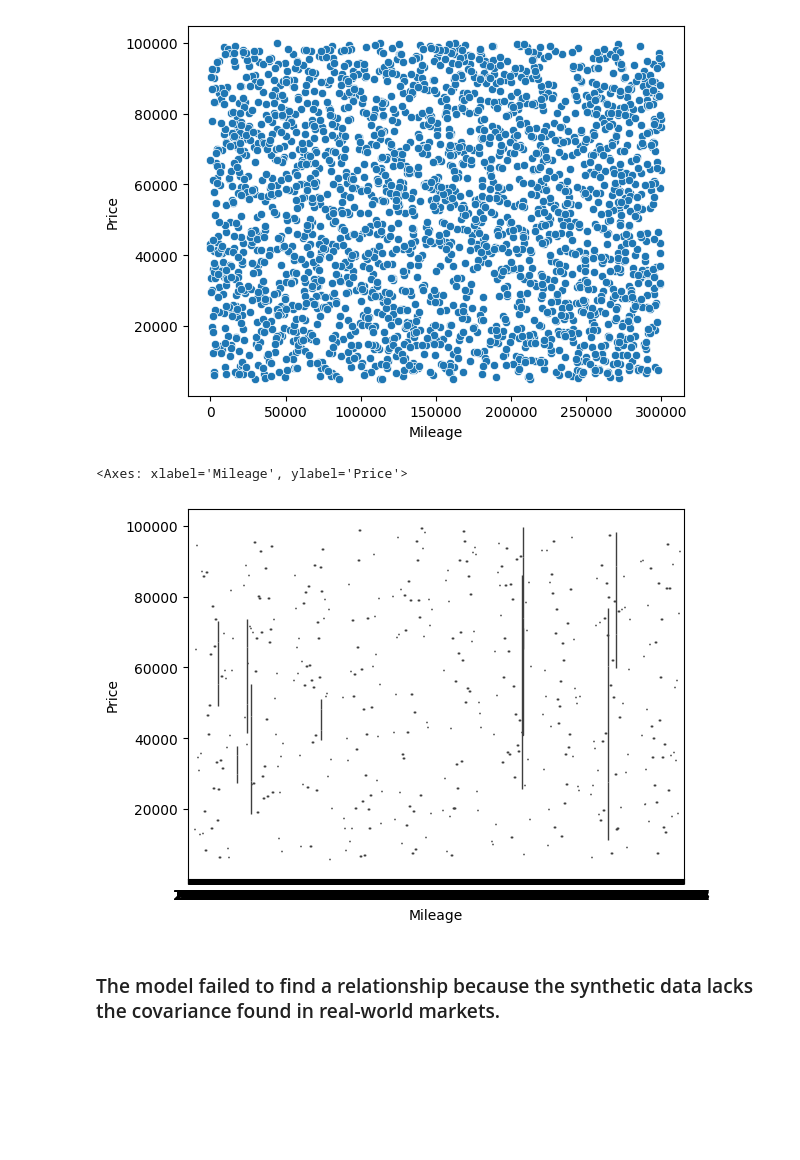
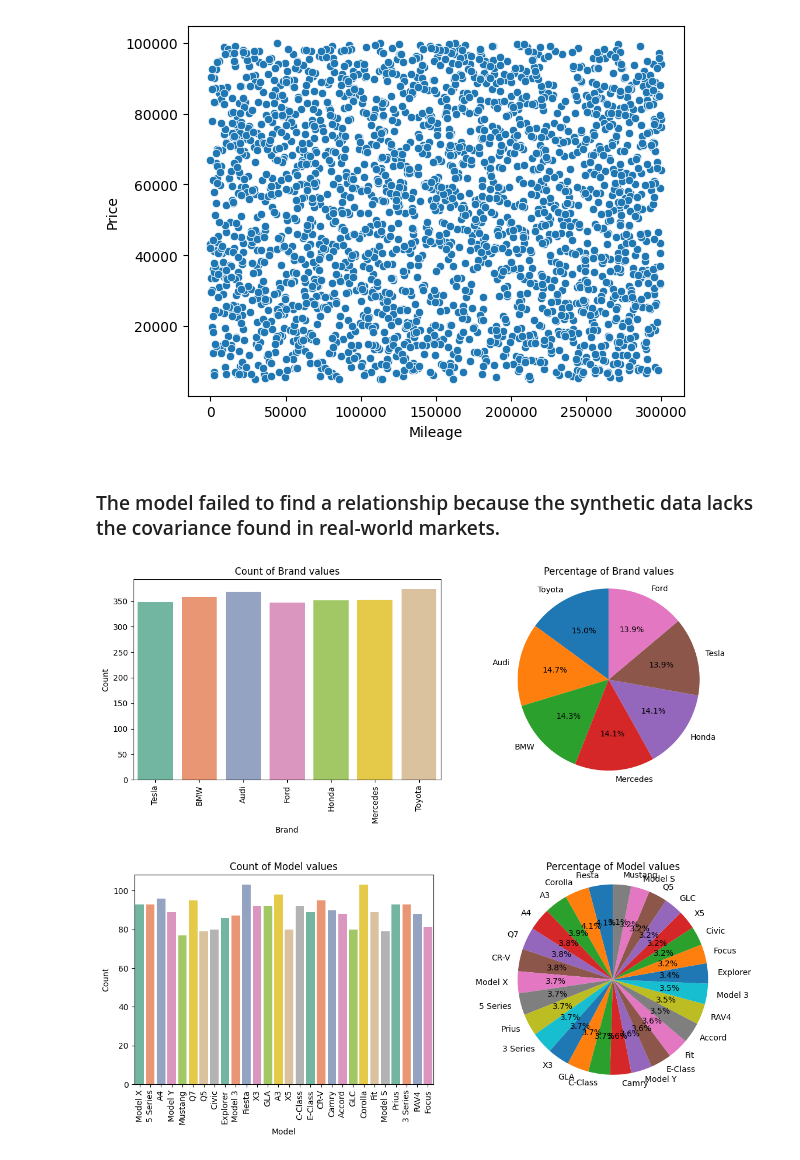
Before and after one commit to Huzaifa-Khan-Official/AI-Ml-DL-, a Jupyter notebook: Practice/car_price_prediction.ipynb, the cells around one changed output. Cells and saved outputs as stored; diff of their text form; code cells hidden in the pictures; blank space fills up the shorter version.

```diff
--- a/Practice/car_price_prediction.ipynb
+++ b/Practice/car_price_prediction.ipynb
@@ -222,10 +216,29 @@ sns.scatterplot(data=df, x="Mileage", y="Price")
 # %% [output]
 <Axes: xlabel='Mileage', ylabel='Price'>
 [figure]
-# %%
-sns.boxplot(data=df, x="Mileage", y="Price")
-# %% [output]
-<Axes: xlabel='Mileage', ylabel='Price'>
-[figure, removed]
 # %% [markdown]
 ### The model failed to find a relationship because the synthetic data lacks the covariance found in real-world markets.
+# %%
+catgorical_values = df.select_dtypes(include=["object"])
+
+for catgorical in catgorical_values:
+    counts = df[catgorical].value_counts()
+    plt.figure(figsize = (12,5))
+    plt.subplot(1,2,1)
+    sns.countplot(data = df, x = catgorical, palette = "Set2")
+    plt.title(f"Count of {catgorical} values")
+    plt.xticks(rotation = 90)
+    plt.ylabel("Count")
+    # plt.show()
+
+    plt.subplot(1,2,2)
+    # plt.figure(figsize = (12,5))
+    plt.pie(counts,labels=counts.index,autopct='%1.1f%%',startangle=90)
+    plt.title(f"Percentage of {catgorical} values")
+    plt.axis('equal')  # Equal aspect ratio ensures that pie is drawn as a circle.
+    plt.tight_layout()
+    plt.show()
+    print("\n")
+# %% [output]
+[figure, added]
+[figure, added]
```
Also changed, not shown: parts of 3 cells of this notebook, 3 other files.
